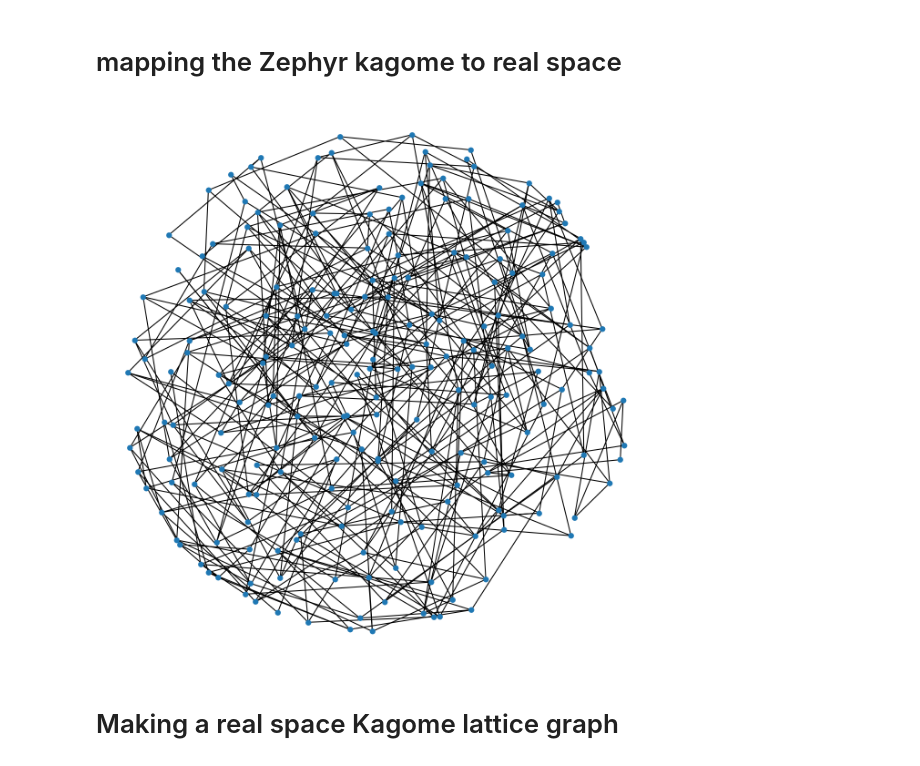
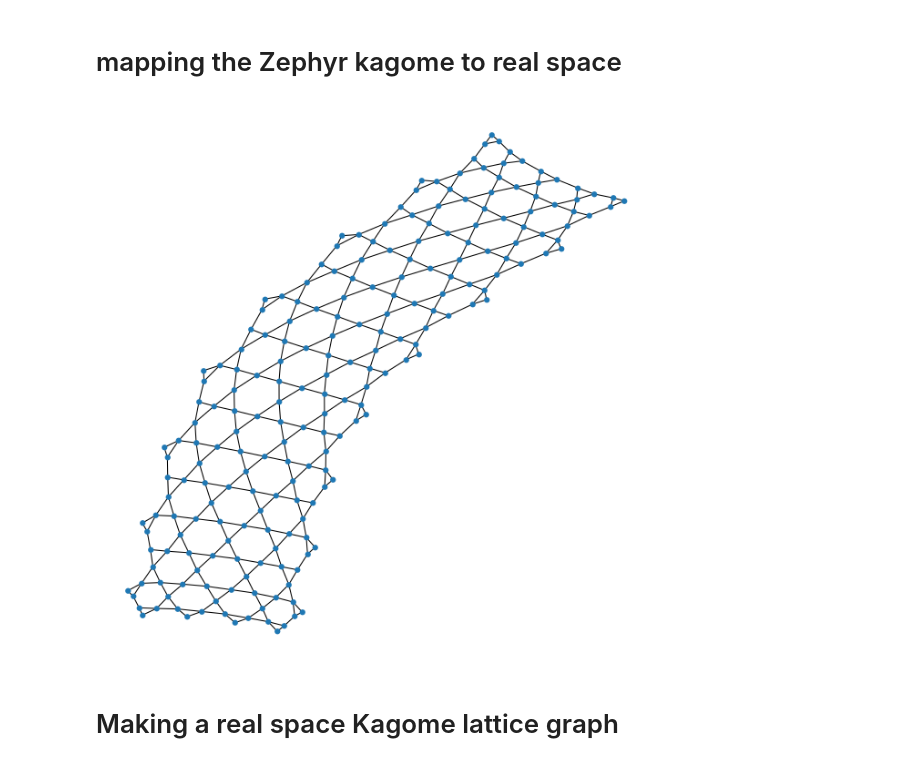
Before and after one commit to vdrouint/d-wave-other, a Jupyter notebook: qubit-to-lattice-periodic.ipynb, the cells around one changed output. Cells and saved outputs as stored; diff of their text form; code cells hidden in the pictures.

```diff
--- a/qubit-to-lattice-periodic.ipynb
+++ b/qubit-to-lattice-periodic.ipynb
@@ -1054,11 +1054,11 @@ simplify_Kag_graph.remove_nodes_from(node_remove)
 #pos=nx.spring_layout(simplify_Kag_graph, dim = 2, k=10,iterations = 1000, pos = pos, scale = 40)
 #nx.draw(simplify_Kag_graph, pos, node_size = 25)
 # %%
-#test, planar_embed = nx.check_planarity(simplify_Kag_graph)
-#pos = nx.combinatorial_embedding_to_pos(planar_embed, fully_triangulate=True)
+test, planar_embed = nx.check_planarity(simplify_Kag_graph)
+pos = nx.combinatorial_embedding_to_pos(planar_embed, fully_triangulate=True)
 pos=nx.spring_layout(simplify_Kag_graph, dim = 2, k=10,iterations = 1000, pos = pos, scale = 40)
 nx.draw(simplify_Kag_graph, pos, node_size = 25)
 # %% [output]
-[figure, old version]
+[figure, new version]
 # %% [markdown]
 # Making a real space Kagome lattice graph
```
Also changed, not shown: parts of 7 cells of this notebook, 2 other files.
